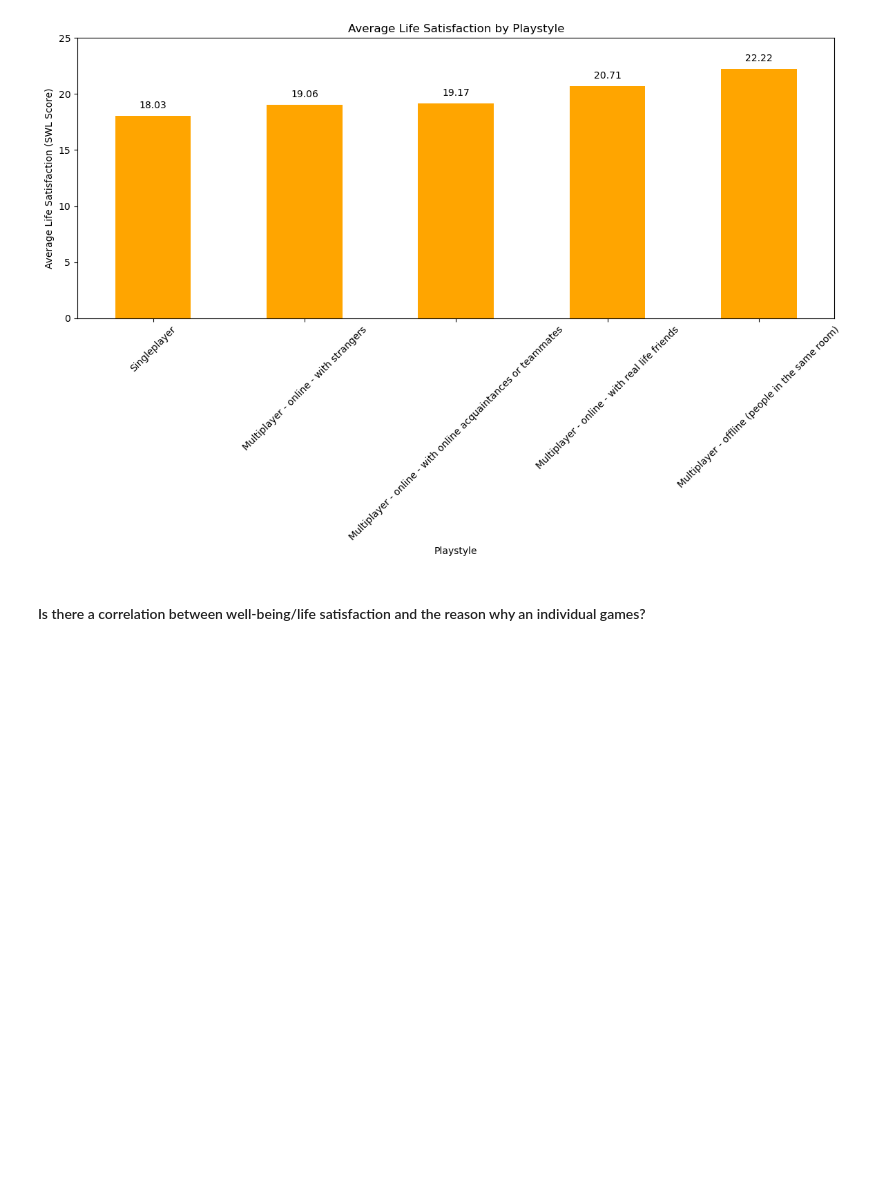
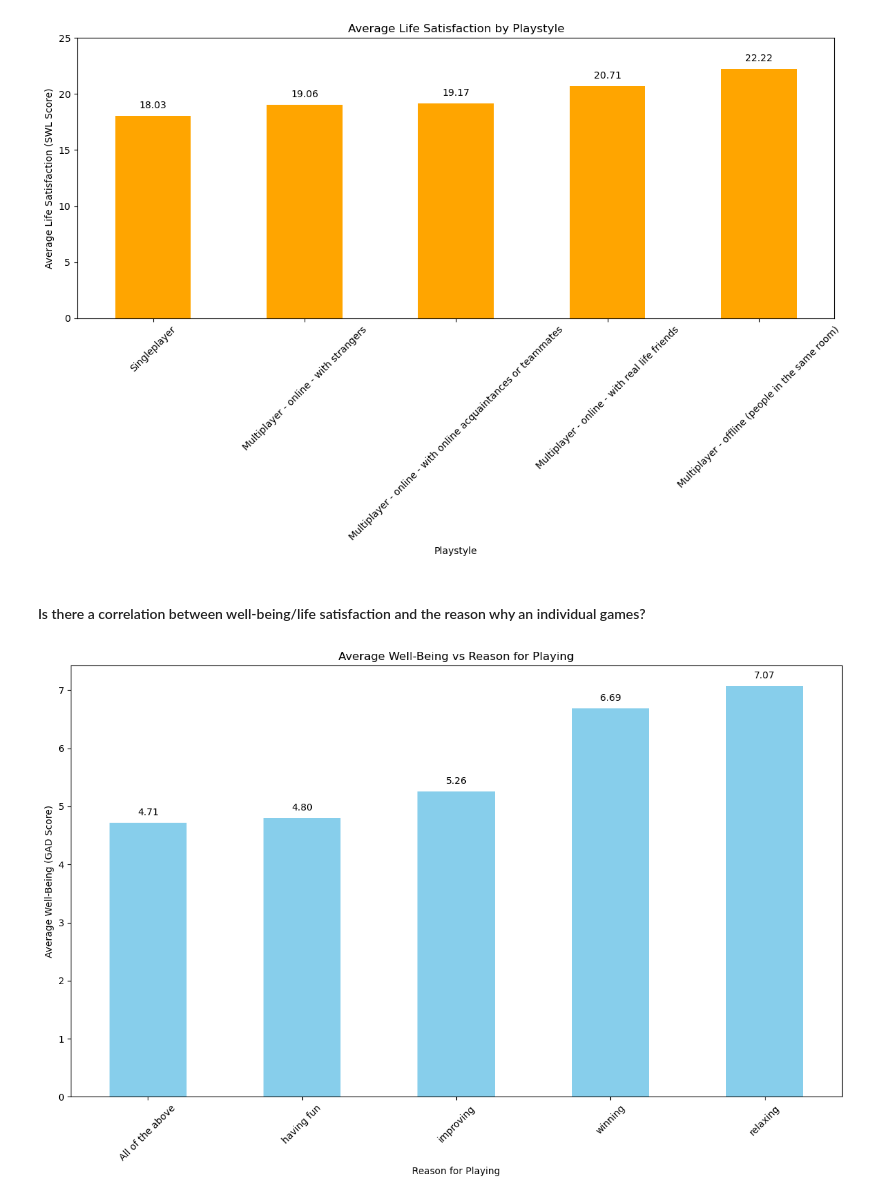
Before and after one commit to lauraleecallahan/Project-1, a Jupyter notebook: Untitled-1.ipynb, the cells around one changed output. Cells and saved outputs as stored; diff of their text form; code cells hidden in the pictures; blank space fills up the shorter version.

```diff
--- a/Untitled-1.ipynb
+++ b/Untitled-1.ipynb
@@ -397,3 +398,37 @@ plt.show()
 [figure]
 # %% [markdown]
 #### Is there a correlation between well-being/life satisfaction and the reason why an individual games?
+# %%
+# Limit the "whyplay" outcomes to the 5 most frequent ones
+top_whyplay = df_cleaned_no_missing['whyplay'].value_counts().head(5).index
+
+# Filter the dataframe to include only rows with these top "whyplay" values
+df_top_whyplay = df_cleaned_no_missing[df_cleaned_no_missing['whyplay'].isin(top_whyplay)]
+
+# Graph: Top 5 "whyplay" values vs GAD_Sum
+plt.figure(figsize=(12, 8))
+ax1 = df_top_whyplay.groupby('whyplay')['GAD_Sum'].mean().sort_values().plot(
+    kind='bar', rot=45, color='skyblue'
+)
+
+# Add labels to the bars
+bars1 = ax1.patches
+for bar in bars1:
+    bar_value = bar.get_height()
+    ax1.text(
+        bar.get_x() + bar.get_width() / 2,
+        bar_value + 0.1,
+        f'{bar_value:.2f}',
+        ha='center',
+        va='bottom',
+        fontsize=10
+    )
+
+# Customize the graph
+plt.title('Average Well-Being vs Reason for Playing')
+plt.xlabel('Reason for Playing')
+plt.ylabel('Average Well-Being (GAD Score)')
+plt.tight_layout()
+plt.show()
+# %% [output]
+[figure, added]
```
Also changed, not shown: parts of 5 cells of this notebook.
